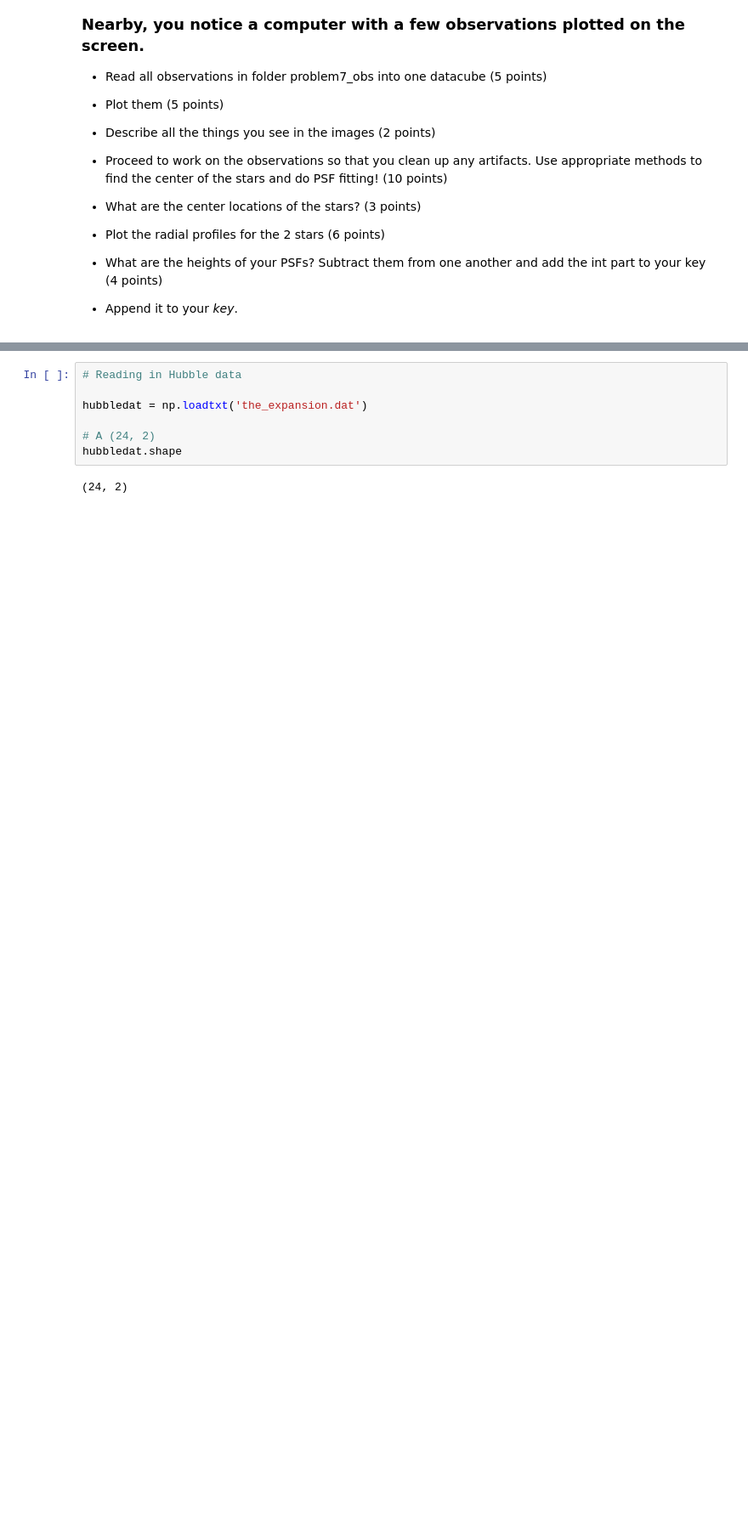
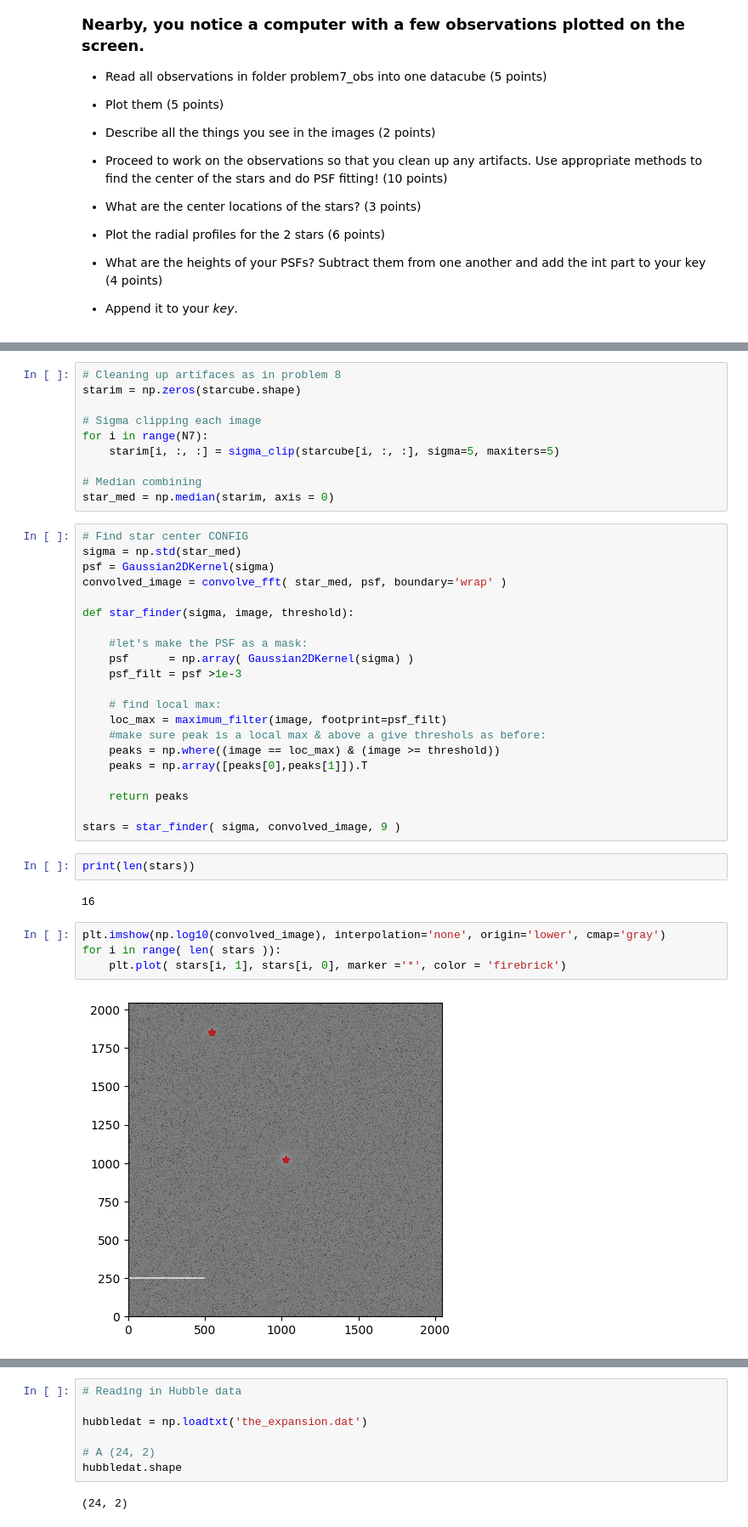
Before and after one commit to amedina695/lectures_git, a Jupyter notebook: midterm/Midterm_F25-classroom.ipynb, the cells around one changed output, grey strips where cells are left out. Shown at 85% size. Cells and saved outputs as stored; diff of their text form; blank space fills up the shorter version.

```diff
--- a/midterm/Midterm_F25-classroom.ipynb
+++ b/midterm/Midterm_F25-classroom.ipynb
@@ -568,3 +592,44 @@ datacube.shape
+# %%
+# Cleaning up artifaces as in problem 8
+starim = np.zeros(starcube.shape)
+
+# Sigma clipping each image
+for i in range(N7):
+    starim[i, :, :] = sigma_clip(starcube[i, :, :], sigma=5, maxiters=5)
+
+# Median combining
+star_med = np.median(starim, axis = 0)
+# %%
+# Find star center CONFIG
+sigma = np.std(star_med)
+psf = Gaussian2DKernel(sigma)
+convolved_image = convolve_fft( star_med, psf, boundary='wrap' )
+
+def star_finder(sigma, image, threshold):
+
+    #let's make the PSF as a mask:
+    psf      = np.array( Gaussian2DKernel(sigma) )
+    psf_filt = psf >1e-3
+
+    # find local max:
+    loc_max = maximum_filter(image, footprint=psf_filt)
+    #make sure peak is a local max & above a give threshols as before:
+    peaks = np.where((image == loc_max) & (image >= threshold))
+    peaks = np.array([peaks[0],peaks[1]]).T
+
+    return peaks
+
+stars = star_finder( sigma, convolved_image, 9 )
+# %%
+print(len(stars))
+# %% [output]
+16
+# %%
+plt.imshow(np.log10(convolved_image), interpolation='none', origin='lower', cmap='gray')
+for i in range( len( stars )):
+    plt.plot( stars[i, 1], stars[i, 0], marker ='*', color = 'firebrick')
+# %% [output]
+[figure, added]
 # %% [markdown]
 ### 8. All galaxies far far away (30 points)
 
```
Also changed, not shown: parts of 5 cells of this notebook, 4 other files.
